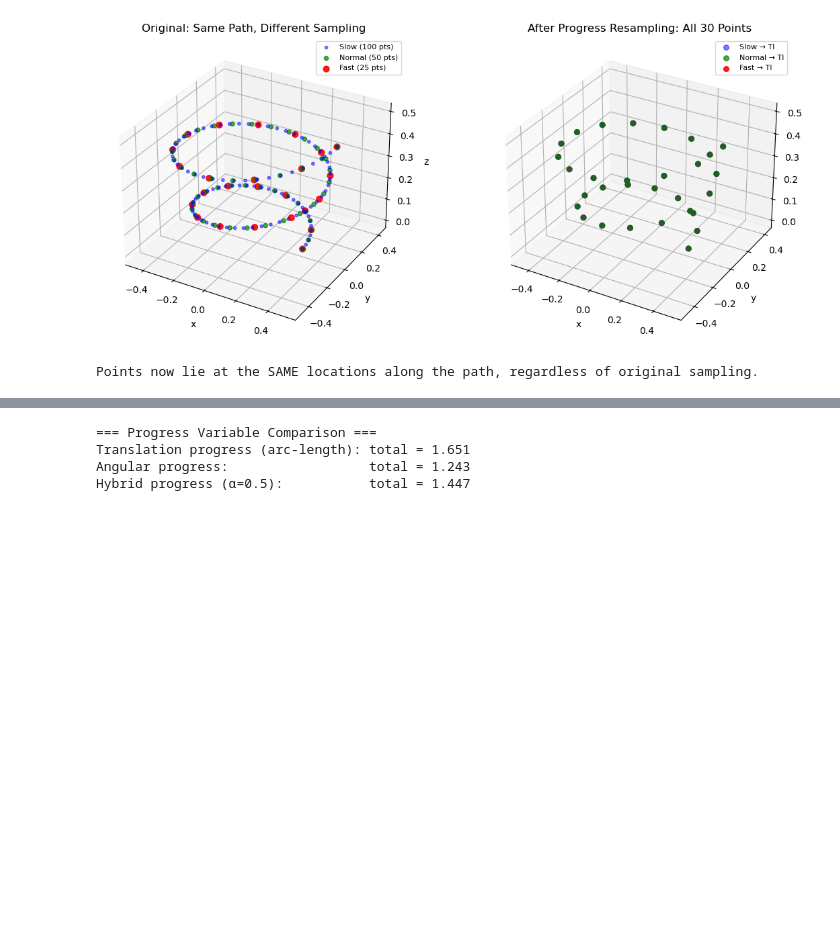
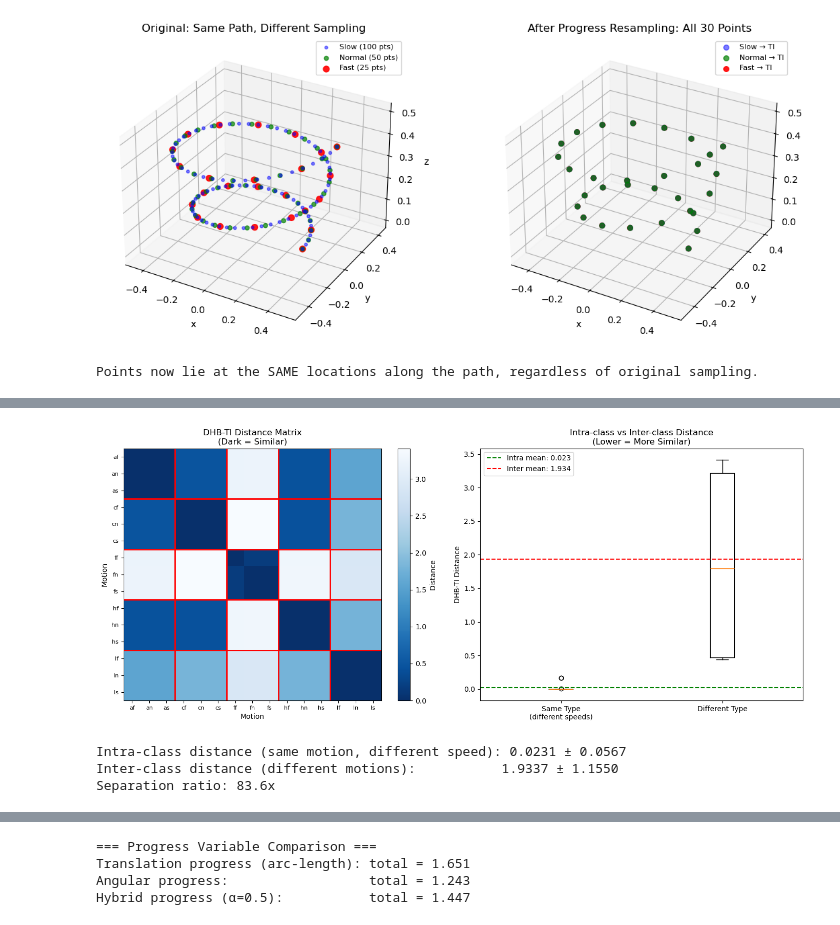
Before and after one commit to robodreamer/dhb-xr, a Jupyter notebook: notebooks/demo_dhb_features_and_use_cases.ipynb, the cells around one changed output, grey strips where cells are left out. Saved outputs shown, nothing was run; the diff lists cells and outputs as text; code cells hidden in the pictures; blank space fills up the shorter version.

```diff
--- a/notebooks/demo_dhb_features_and_use_cases.ipynb
+++ b/notebooks/demo_dhb_features_and_use_cases.ipynb
@@ -491,0 +785,80 @@ DHB-TI provides a **canonical representation** for policy learning:
+# %%
+# Visualize distance matrix: Invariants cluster by motion TYPE, not speed
+
+# Compute pairwise distance matrix
+keys = list(motion_db.keys())
+n = len(keys)
+dist_matrix = np.zeros((n, n))
+
+for i, k1 in enumerate(keys):
+    for j, k2 in enumerate(keys):
+        dist_matrix[i, j] = invariant_distance(
+            motion_db[k1]['invariants'],
+            motion_db[k2]['invariants']
+        )
+
+# Reorder by motion type for visualization
+type_order = sorted(range(n), key=lambda i: (motion_db[keys[i]]['type'], motion_db[keys[i]]['variant']))
+keys_sorted = [keys[i] for i in type_order]
+dist_sorted = dist_matrix[np.ix_(type_order, type_order)]
+
+# Plot
+fig, axes = plt.subplots(1, 2, figsize=(14, 6))
+
+# Heatmap
+ax1 = axes[0]
+im = ax1.imshow(dist_sorted, cmap='Blues_r', aspect='auto')
+ax1.set_xticks(range(n))
+ax1.set_yticks(range(n))
+ax1.set_xticklabels([k.split('_')[0][0] + k.split('_')[1][0] for k in keys_sorted], fontsize=8)
+ax1.set_yticklabels([k.split('_')[0][0] + k.split('_')[1][0] for k in keys_sorted], fontsize=8)
+ax1.set_title('DHB-TI Distance Matrix\n(Dark = Similar)')
+ax1.set_xlabel('Motion')
+ax1.set_ylabel('Motion')
+
+# Add block boundaries for motion types
+boundaries = [0]
+current_type = motion_db[keys_sorted[0]]['type']
+for i, k in enumerate(keys_sorted):
+    if motion_db[k]['type'] != current_type:
+        boundaries.append(i)
+        current_type = motion_db[k]['type']
+boundaries.append(n)
+
+for b in boundaries[1:-1]:
+    ax1.axhline(b - 0.5, color='red', linewidth=2)
+    ax1.axvline(b - 0.5, color='red', linewidth=2)
+
+plt.colorbar(im, ax=ax1, label='Distance')
+
+# Bar chart: Intra-class vs Inter-class distance
+ax2 = axes[1]
+intra_dists = []
+inter_dists = []
+
+for i, k1 in enumerate(keys):
+    for j, k2 in enumerate(keys):
+        if i < j:
+            if motion_db[k1]['type'] == motion_db[k2]['type']:
+                intra_dists.append(dist_matrix[i, j])
+            else:
+                inter_dists.append(dist_matrix[i, j])
+
+ax2.boxplot([intra_dists, inter_dists], labels=['Same Type\n(different speeds)', 'Different Type'])
+ax2.set_ylabel('DHB-TI Distance')
+ax2.set_title('Intra-class vs Inter-class Distance\n(Lower = More Similar)')
+ax2.axhline(np.mean(intra_dists), color='green', linestyle='--', label=f'Intra mean: {np.mean(intra_dists):.3f}')
+ax2.axhline(np.mean(inter_dists), color='red', linestyle='--', label=f'Inter mean: {np.mean(inter_dists):.3f}')
+ax2.legend()
+
+plt.tight_layout()
+plt.show()
+
+print(f'Intra-class distance (same motion, different speed): {np.mean(intra_dists):.4f} ± {np.std(intra_dists):.4f}')
+print(f'Inter-class distance (different motions):           {np.mean(inter_dists):.4f} ± {np.std(inter_dists):.4f}')
+print(f'Separation ratio: {np.mean(inter_dists)/np.mean(intra_dists):.1f}x')
+# %% [output]
+[figure, added]
+Intra-class distance (same motion, different speed): 0.0231 ± 0.0567
+Inter-class distance (different motions):           1.9337 ± 1.1550
+Separation ratio: 83.6x
```
Also changed, not shown: parts of 15 cells of this notebook, 10 other files.
